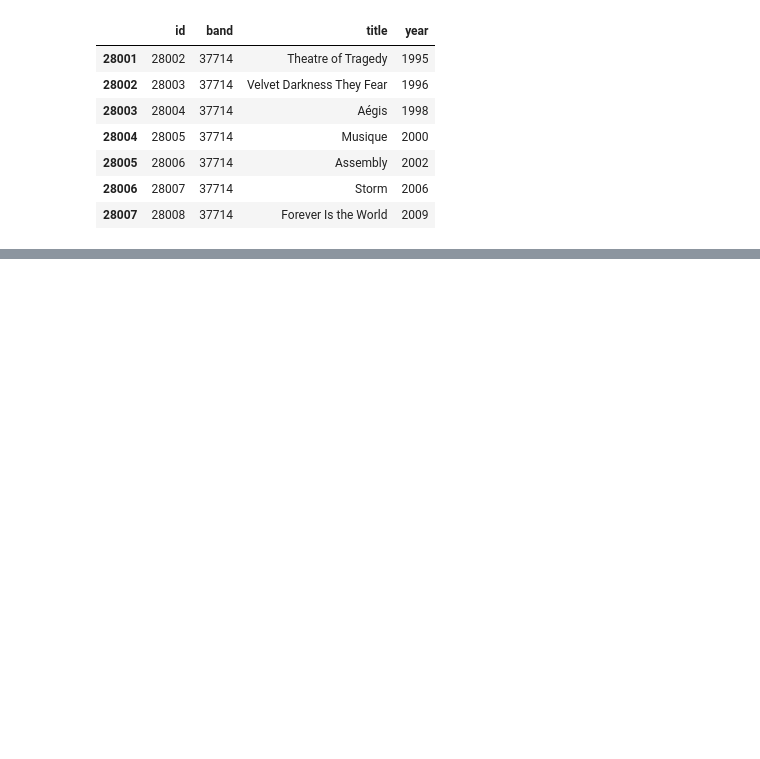
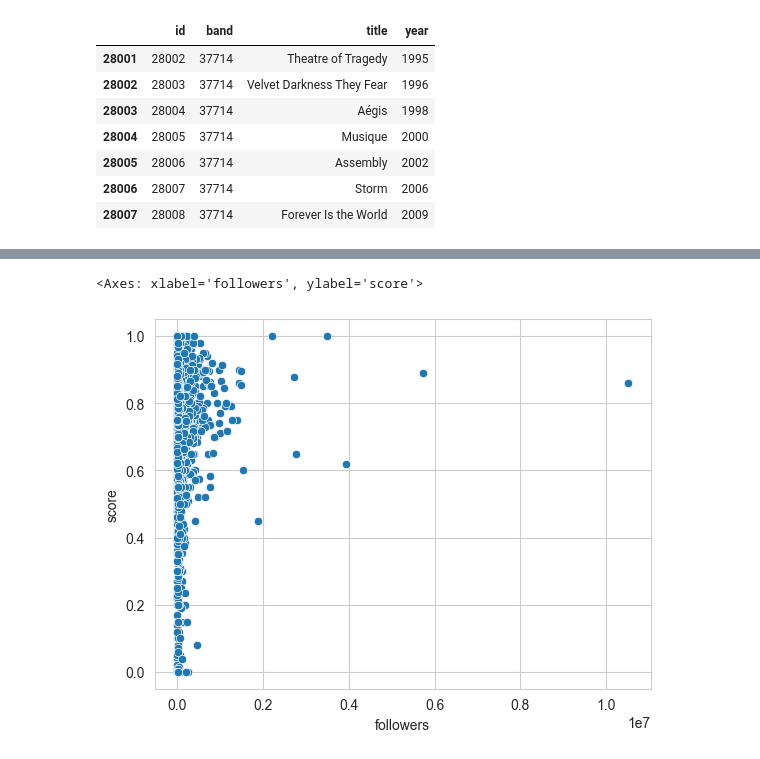
Before and after one commit to chainReactionCol/newRep, a Jupyter notebook: merged.ipynb, the cells around one changed output, grey strips where cells are left out. Drawn from its saved outputs; the diff is of its cells as text; code cells hidden in the pictures; blank space fills up the shorter version.

```diff
--- a/merged.ipynb
+++ b/merged.ipynb
@@ -466,0 +597,5 @@ remaining_Rows
+# %%
+sns.scatterplot(data=features_df,x='followers',y='score')
+# %% [output]
+<Axes: xlabel='followers', ylabel='score'>
+[figure, added]
```
Also changed, not shown: parts of 18 cells of this notebook.
